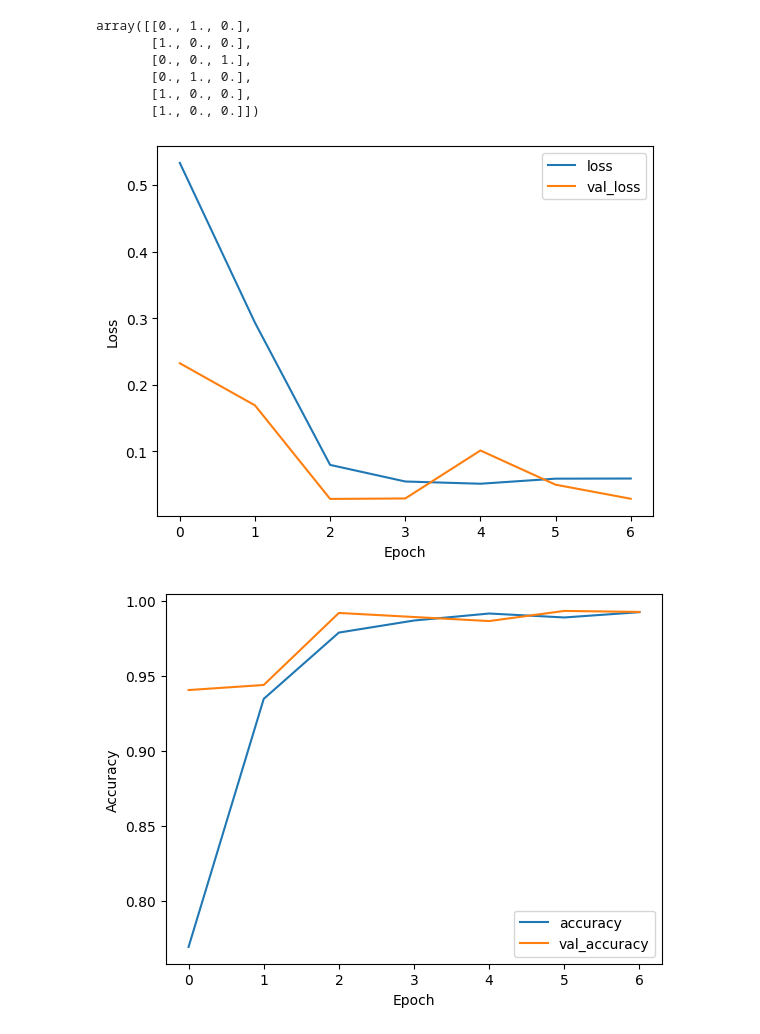
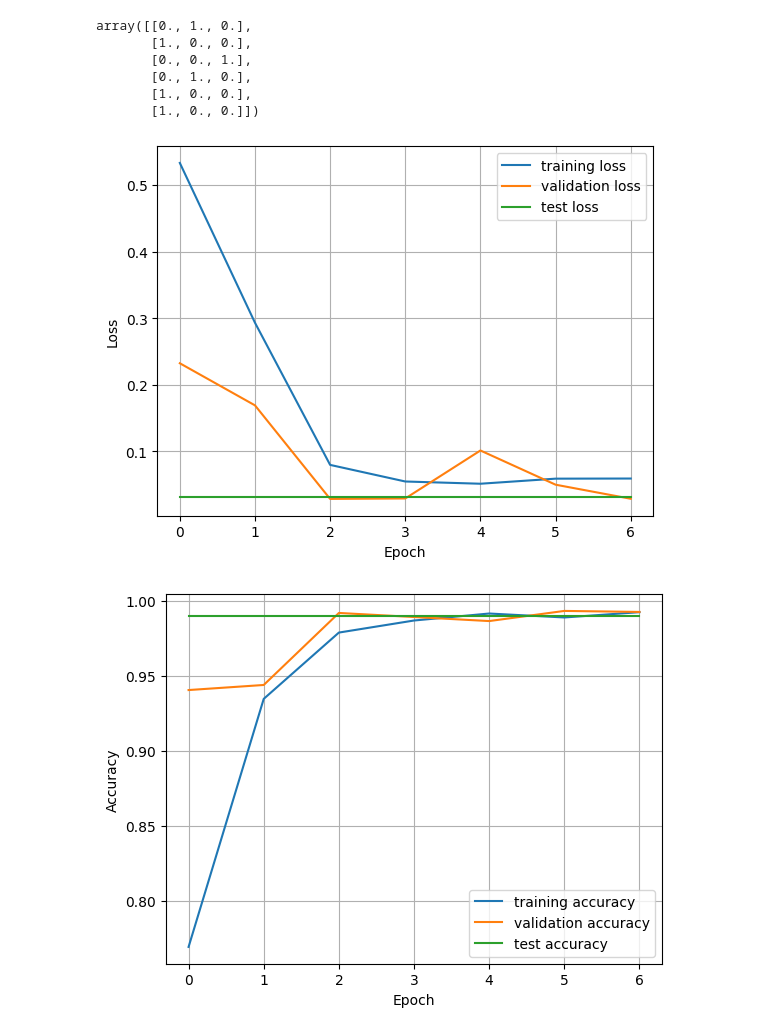
Before and after one commit to Riddy21/EEG_Model_Training, a Jupyter notebook: EEG_Binary_Classification_CNN-RNN_Trial-1.ipynb, the cells around one changed output. Cells and saved outputs as stored; diff of their text form; code cells hidden in the pictures.

Commit message:
saving trial 1 results

```diff
--- a/EEG_Binary_Classification_CNN-RNN_Trial-1.ipynb
+++ b/EEG_Binary_Classification_CNN-RNN_Trial-1.ipynb
@@ -645,5 +645,5 @@ model.get_weights()
         [-0.21087734, -0.01471226,  0.00369699]], dtype=float32),
  array([-0.4517564 ,  0.3206196 , -0.03849385], dtype=float32)]
 # %%
-model.evaluate(X_test, t_test)
+test_results = model.evaluate(X_test, t_test)
 # %% [output]
@@ -673,21 +672,25 @@ model.save('attempt5.h5')
 # %%
 plt.plot(results.history['loss'])
 plt.plot(results.history['val_loss'])
-plt.legend(('loss', 'val_loss'))
+plt.plot([test_results[0] for i in range(len(results.history['loss']))])
+plt.legend(('training loss', 'validation loss', 'test loss'))
 plt.xlabel("Epoch")
 plt.ylabel("Loss")
+plt.grid()
 plt.savefig('attempt5_loss.png')
 # %% [output]
-[figure, old version]
+[figure, new version]
 # %%
 plt.plot(results.history['accuracy'])
 plt.plot(results.history['val_accuracy'])
-plt.legend(('accuracy', 'val_accuracy'))
+plt.plot([test_results[1] for i in range(len(results.history['accuracy']))])
+plt.legend(('training accuracy', 'validation accuracy', 'test accuracy'))
 plt.xlabel("Epoch")
 plt.ylabel("Accuracy")
+plt.grid()
 plt.savefig('attempt5_accuracy.png')
 # %% [output]
-[figure, old version]
+[figure, new version]
 # %% [markdown]
 # Appendix
 
```
Also changed, not shown: parts of 1 cell of this notebook, 2 other files.
